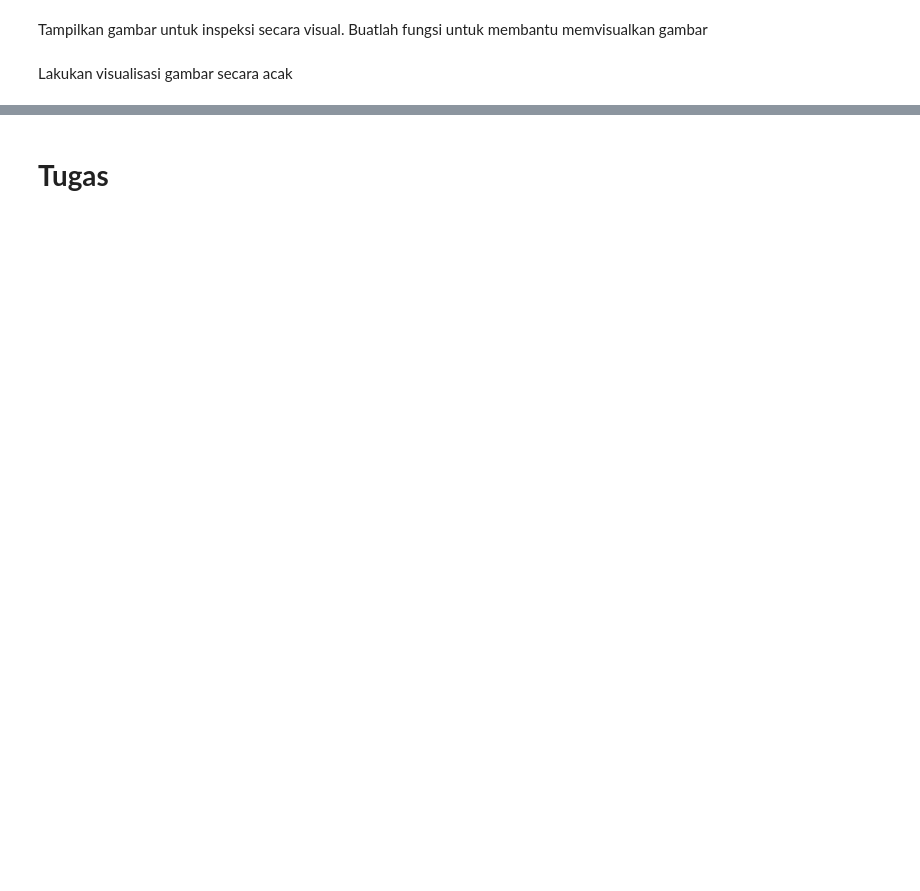
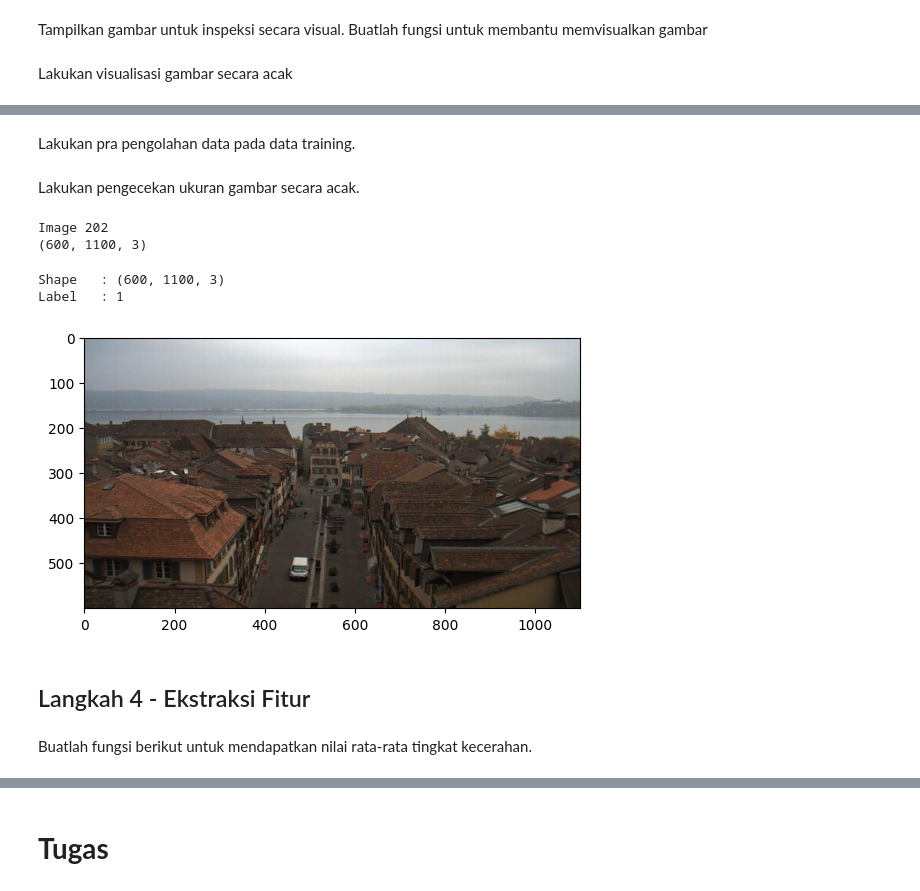
Before and after one commit to agungfradiansyah12/MesingLearning, a Jupyter notebook: jb10MesinLearningSVM.ipynb, the cells around one changed output, grey strips where cells are left out. Drawn from its saved outputs; the diff is of its cells as text; code cells hidden in the pictures; blank space fills up the shorter version.

```diff
--- a/jb10MesinLearningSVM.ipynb
+++ b/jb10MesinLearningSVM.ipynb
@@ -419,0 +446,6 @@ ValueError: high <= 0
+# %%
+def standarized_input(image):
+    # resize to w: 1100, h:600
+    std_img = cv2.resize(image, (1100,600))
+
+    return std_img
@@ -419,0 +454,10 @@ ValueError: high <= 0
+# %%
+def label_encoder(label):
+    # Encode the label
+    # day as 1; night as 0
+    num_val = 0
+
+    if(label == 'day'):
+        num_val = 1
+
+    return num_val
@@ -419,0 +466,44 @@ ValueError: high <= 0
+# %%
+def preprocess(img_list):
+    std_img_list = []
+
+    for item in img_list:
+        image = item[0]
+        label = item[1]
+
+        # Standarized the image
+        std_img = standarized_input(image)
+
+        # Create the label
+        img_label = label_encoder(label)
+
+        std_img_list.append((std_img, img_label))
+
+    return std_img_list
+# %% [markdown]
+Lakukan pra pengolahan data pada data training.
+# %%
+train_std_img_list = preprocess(train_img)
+# %% [markdown]
+Lakukan pengecekan ukuran gambar secara acak.
+# %%
+# Random size checking
+pick_random = np.random.randint(0, len(train_std_img_list))
+
+# Check img size
+print(f'Image {pick_random}')
+print(train_std_img_list[pick_random][0].shape)
+# %% [output]
+Image 202
+(600, 1100, 3)
+# %%
+# Visualisasi gambar hasil pra pengolahan secara acak
+random_img_viz(train_std_img_list)
+# %% [output]
+Shape   : (600, 1100, 3)
+Label   : 1
+[figure, added]
+# %% [markdown]
+## Langkah 4 - Ekstraksi Fitur
+# %% [markdown]
+Buatlah fungsi berikut untuk mendapatkan nilai rata-rata tingkat kecerahan.
```
Also changed, not shown: parts of 31 cells of this notebook.
